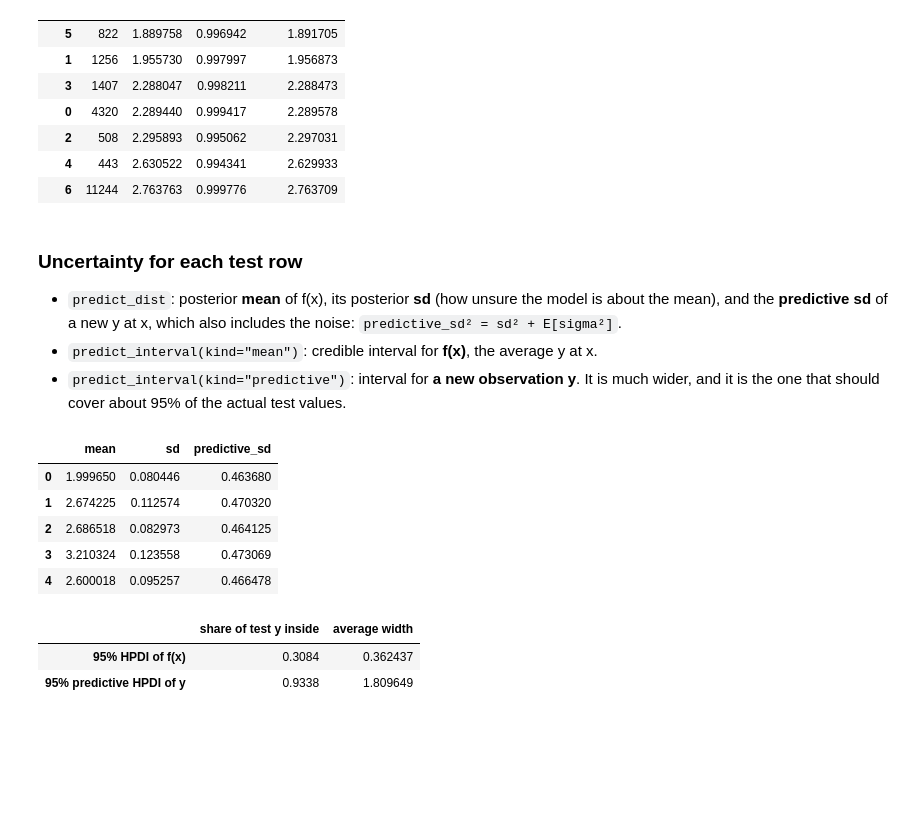
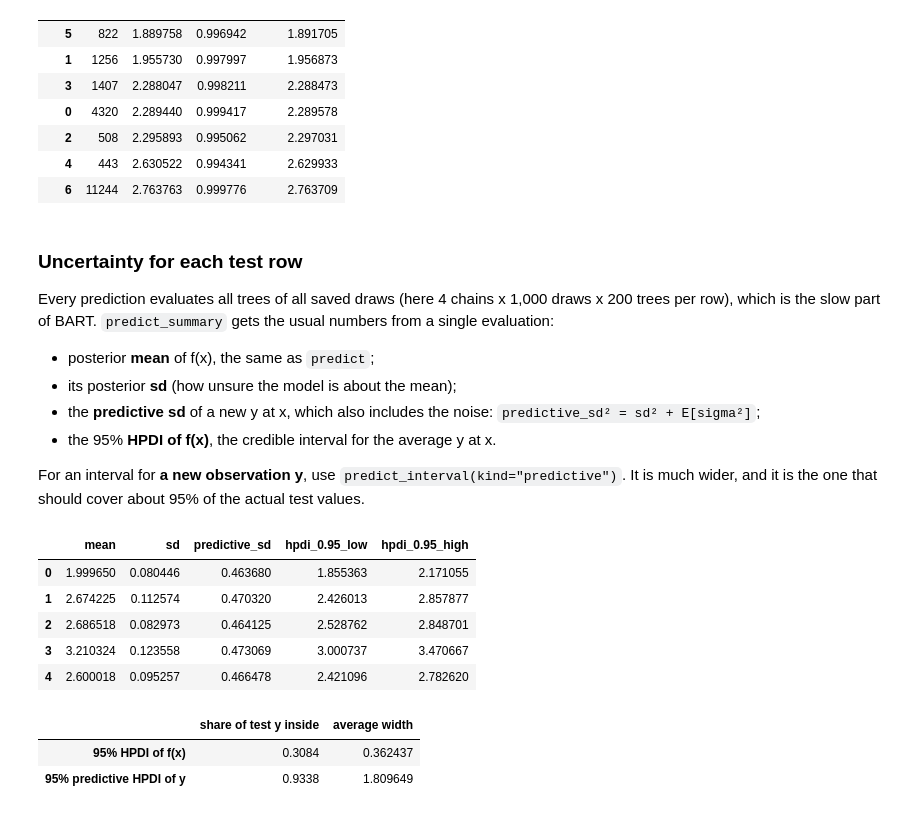
Before and after one commit to yingboli/tree_ensembles, a Jupyter notebook: notebooks/bart_demo.ipynb, the cells around one changed output. Saved outputs shown, nothing was run; the diff lists cells and outputs as text; code cells hidden in the pictures; blank space fills up the shorter version.

```diff
--- a/notebooks/bart_demo.ipynb
+++ b/notebooks/bart_demo.ipynb
@@ -149,20 +149,26 @@ levels
 # %% [markdown]
 ### Uncertainty for each test row
 
-- `predict_dist`: posterior **mean** of f(x), its posterior **sd** (how unsure the model is about
-  the mean), and the **predictive sd** of a new y at x, which also includes the noise:
-  `predictive_sd² = sd² + E[sigma²]`.
-- `predict_interval(kind="mean")`: credible interval for **f(x)**, the average y at x.
-- `predict_interval(kind="predictive")`: interval for **a new observation y**. It is much wider,
-  and it is the one that should cover about 95% of the actual test values.
+Every prediction evaluates all trees of all saved draws (here 4 chains x 1,000 draws x 200
+trees per row), which is the slow part of BART. `predict_summary` gets the usual numbers from a
+single evaluation:
+
+- posterior **mean** of f(x), the same as `predict`;
+- its posterior **sd** (how unsure the model is about the mean);
+- the **predictive sd** of a new y at x, which also includes the noise:
+  `predictive_sd² = sd² + E[sigma²]`;
+- the 95% **HPDI of f(x)**, the credible interval for the average y at x.
+
+For an interval for **a new observation y**, use `predict_interval(kind="predictive")`. It is
+much wider, and it is the one that should cover about 95% of the actual test values.
 # %%
-dist = reg.predict_dist(X_test)
-dist.head()
+summary = reg.predict_summary(X_test)
+summary.head()
 # %% [output]
-|  | mean | sd | predictive_sd |
-| 0 | 1.999650 | 0.080446 | 0.463680 |
-| 1 | 2.674225 | 0.112574 | 0.470320 |
-| 2 | 2.686518 | 0.082973 | 0.464125 |
-| 3 | 3.210324 | 0.123558 | 0.473069 |
-| 4 | 2.600018 | 0.095257 | 0.466478 |
+|  | mean | sd | predictive_sd | hpdi_0.95_low | hpdi_0.95_high |
+| 0 | 1.999650 | 0.080446 | 0.463680 | 1.855363 | 2.171055 |
+| 1 | 2.674225 | 0.112574 | 0.470320 | 2.426013 | 2.857877 |
+| 2 | 2.686518 | 0.082973 | 0.464125 | 2.528762 | 2.848701 |
+| 3 | 3.210324 | 0.123558 | 0.473069 | 3.000737 | 3.470667 |
+| 4 | 2.600018 | 0.095257 | 0.466478 | 2.421096 | 2.782620 |
 # %%
```
Also changed, not shown: parts of 7 cells of this notebook, 5 other files.
